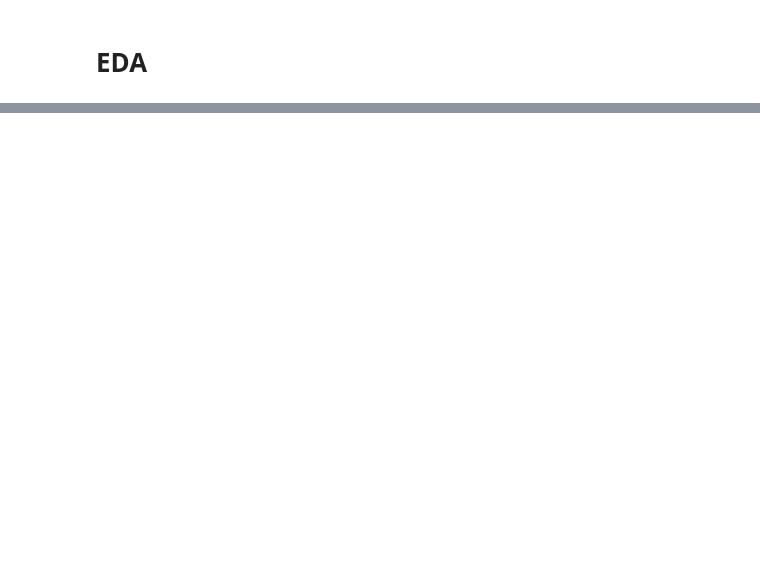
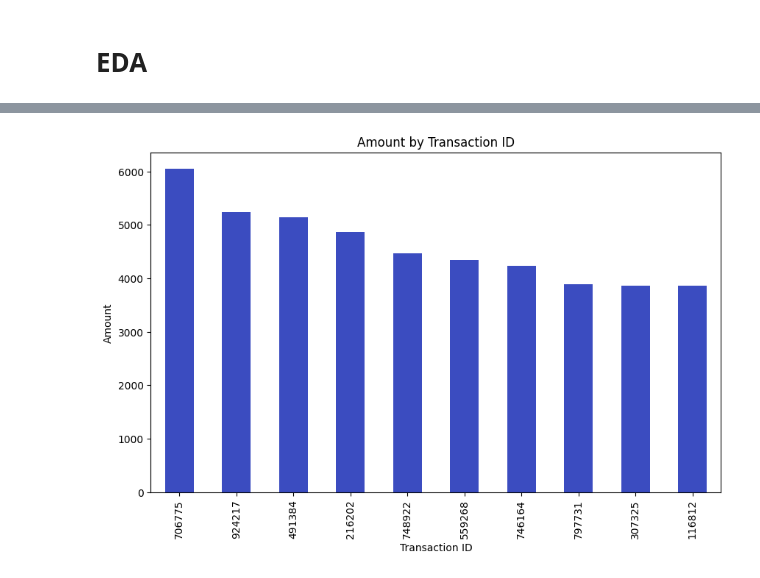
Before and after one commit to Keerat-Singh/WIL_Week-1, a Jupyter notebook: main_week_5.ipynb, the cells around one changed output, grey strips where cells are left out. Saved outputs shown, nothing was run; the diff lists cells and outputs as text; code cells hidden in the pictures; blank space fills up the shorter version.

```diff
--- a/main_week_5.ipynb
+++ b/main_week_5.ipynb
@@ -238,0 +71,3 @@ ValueError: Incompatible dimension for X and Y matrices: X.shape[1] == 10 while
+# %%
+temp_df = purchase_histroy_df.groupby('Transaction_ID')
+temp_df = temp_df.sum().nlargest(10, 'Amount')
@@ -238,0 +89,10 @@ ValueError: Incompatible dimension for X and Y matrices: X.shape[1] == 10 while
+# %%
+fig, axes = plt.subplots(figsize=(10, 6))
+
+temp_df.plot(kind='bar', y='Amount', ax=axes, colormap='coolwarm', legend=False)
+axes.set_title('Amount by Transaction ID')
+axes.set_xlabel('Transaction ID')
+axes.set_ylabel('Amount')
+plt.show()
+# %% [output]
+[figure, added]
```
Also changed, not shown: parts of 23 cells of this notebook, 4 other files.
